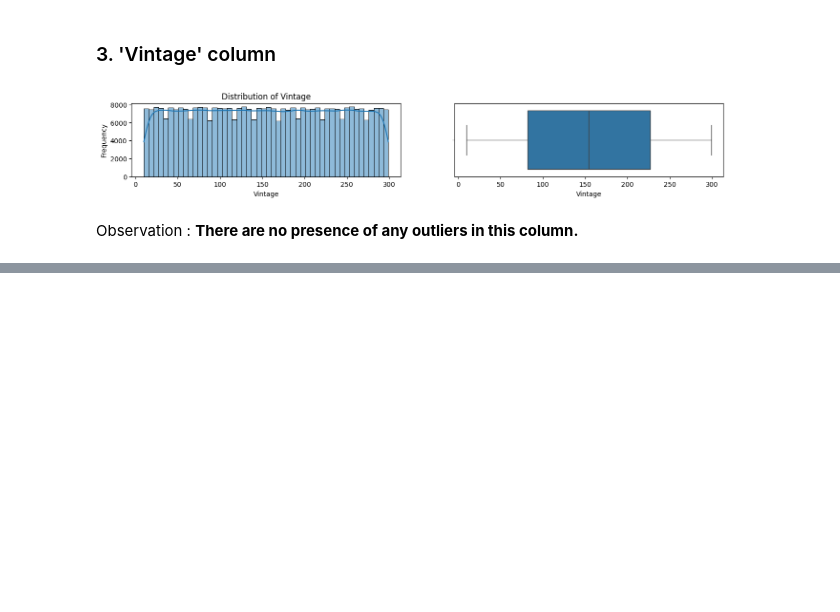
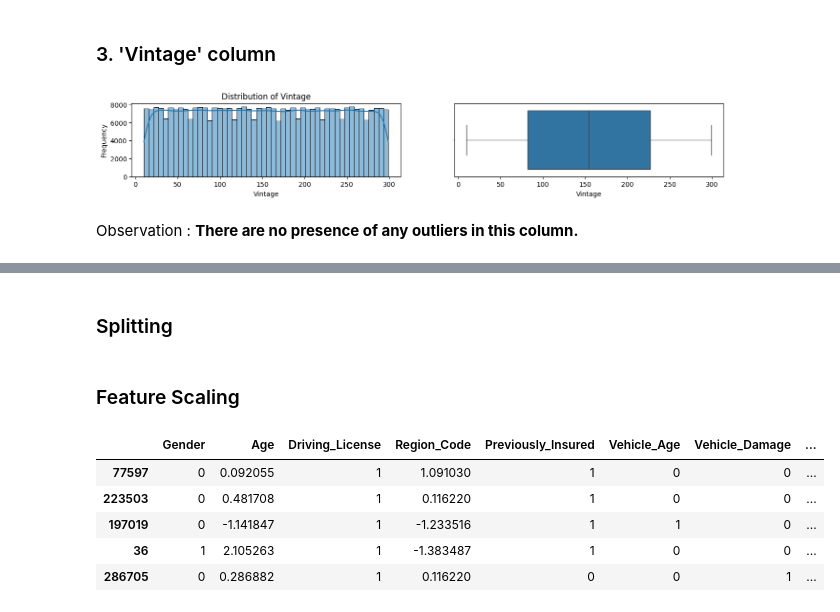
Before and after one commit to Ash99-commits/ML_Health_Insurance_Customers_CrossSell_Prediction, a Jupyter notebook: Health2Vehicle_CrossSell_Insurance_Prediction_by_Ashwani_Kumar_Patra.ipynb, the cells around one changed output, grey strips where cells are left out. Saved outputs shown, nothing was run; the diff lists cells and outputs as text; code cells hidden in the pictures; blank space fills up the shorter version.

```diff
--- a/Health2Vehicle_CrossSell_Insurance_Prediction_by_Ashwani_Kumar_Patra.ipynb
+++ b/Health2Vehicle_CrossSell_Insurance_Prediction_by_Ashwani_Kumar_Patra.ipynb
@@ -805,0 +808,2 @@ Observation : **There are no presence of any outliers in this column.**
+# %% [markdown]
+### Splitting
@@ -805,0 +820,2 @@ Observation : **There are no presence of any outliers in this column.**
+# %% [markdown]
+### Feature Scaling
@@ -805,0 +838,11 @@ Observation : **There are no presence of any outliers in this column.**
+# %%
+# Peeking over the training dataset after standardizing it.
+
+X_train.head()
+# %% [output]
+|  | Gender | Age | Driving_License | Region_Code | Previously_Insured | Vehicle_Age | Vehicle_Damage | ... |
+| 77597 | 0 | 0.092055 | 1 | 1.091030 | 1 | 0 | 0 | ... |
+| 223503 | 0 | 0.481708 | 1 | 0.116220 | 1 | 0 | 0 | ... |
+| 197019 | 0 | -1.141847 | 1 | -1.233516 | 1 | 1 | 0 | ... |
+| 36 | 1 | 2.105263 | 1 | -1.383487 | 1 | 0 | 0 | ... |
+| 286705 | 0 | 0.286882 | 1 | 0.116220 | 0 | 0 | 1 | ... |
```
Also changed, not shown: parts of 14 cells of this notebook.
